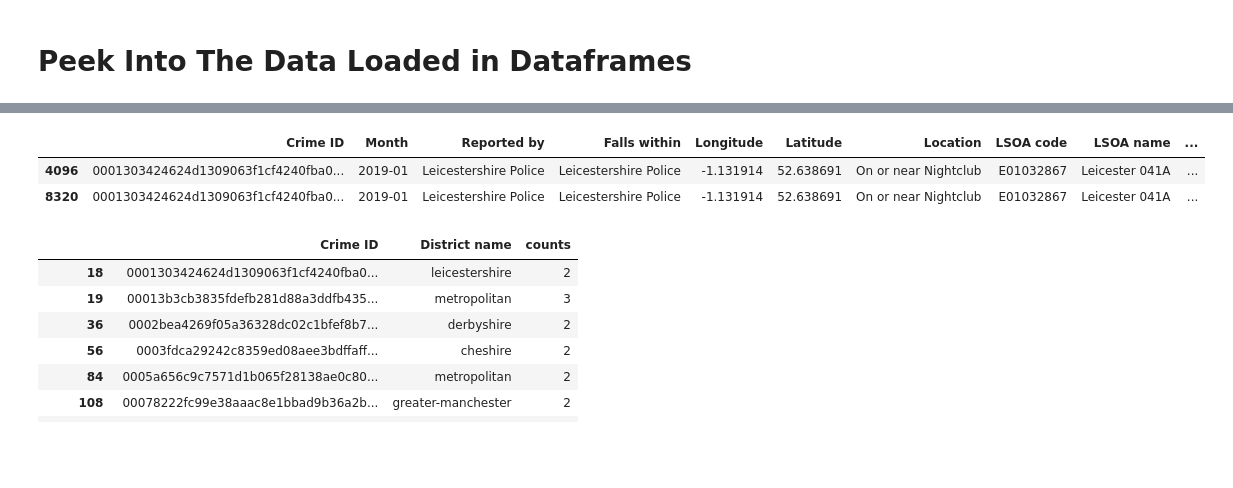
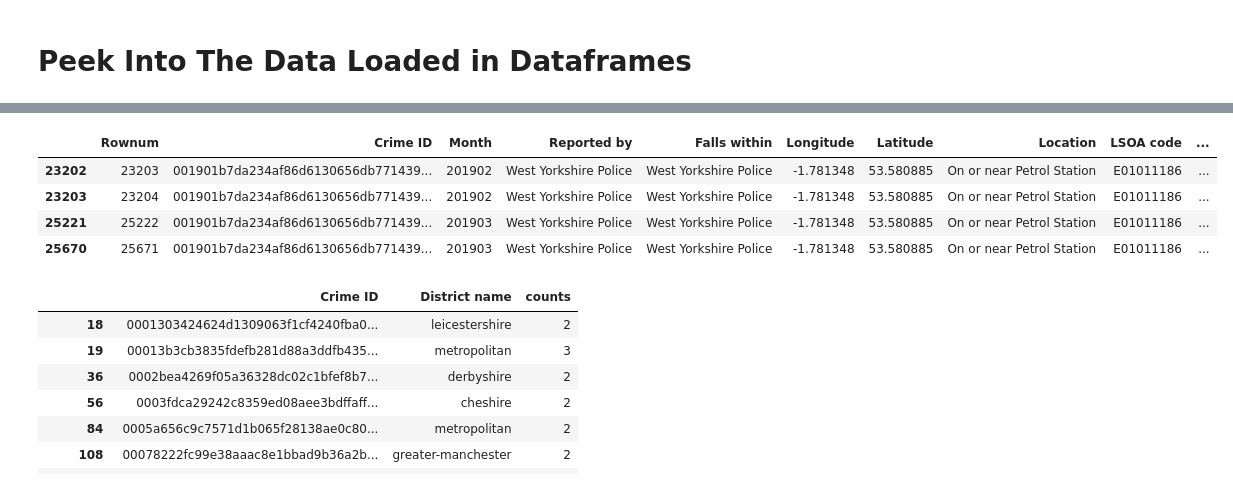
Before and after one commit to dixitm20/myworkspace, a Jupyter notebook: assignment/code-python/process_crimedata_and_load_to_es.ipynb, the cells around one changed output, grey strips where cells are left out. Saved outputs shown, nothing was run; the diff lists cells and outputs as text; code cells hidden in the pictures; blank space fills up the shorter version.

```diff
--- a/assignment/code-python/process_crimedata_and_load_to_es.ipynb
+++ b/assignment/code-python/process_crimedata_and_load_to_es.ipynb
@@ -214,0 +217,9 @@ dfOutcomes = pd.concat(map(read_csv_with_districtname_from_file, outcomefileList
+# %%
+print('street data column list before dropping extra cols: \n{}'.format(dfStreet.columns))
+print('\noutcome data column list before dropping extra cols: \n{}'.format(dfOutcomes.columns))
+
+dfStreet=dfStreet[['Rownum', 'Crime ID', 'Month', 'Longitude', 'Latitude', 'Crime type', 'Last outcome category', 'District name']]
+dfOutcomes=dfOutcomes[['Rownum', 'Crime ID', 'Month', 'Longitude', 'Latitude', 'Outcome type', 'District name']]
+
+print('\n\nstreet data column list after dropping extra cols: \n{}'.format(dfStreet.columns))
+print('\noutcome data column list after dropping extra cols: \n{}'.format(dfOutcomes.columns))
@@ -322,11 +431,13 @@ True
 
 new_df = pd.merge(dfStreet, dfOutcomes,  how='left', left_on=['Crime ID'], right_on = ['Crime ID'])
 # %%
-dfOutcomes[dfOutcomes['Crime ID'] == '0001303424624d1309063f1cf4240fba0c111371018ab017ac0d8bd3ba05e3aa']
+dfOutcomes[dfOutcomes['Crime ID'] == '001901b7da234af86d6130656db771439b46911ed6c3ea1722d92b68d320aad2']
 # %% [output]
-|  | Crime ID | Month | Reported by | Falls within | Longitude | Latitude | Location | LSOA code | LSOA name | ... |
-| 4096 | 0001303424624d1309063f1cf4240fba0... | 2019-01 | Leicestershire Police | Leicestershire Police | -1.131914 | 52.638691 | On or near Nightclub | E01032867 | Leicester 041A | ... |
-| 8320 | 0001303424624d1309063f1cf4240fba0... | 2019-01 | Leicestershire Police | Leicestershire Police | -1.131914 | 52.638691 | On or near Nightclub | E01032867 | Leicester 041A | ... |
+|  | Rownum | Crime ID | Month | Reported by | Falls within | Longitude | Latitude | Location | LSOA code | ... |
+| 23202 | 23203 | 001901b7da234af86d6130656db771439... | 201902 | West Yorkshire Police | West Yorkshire Police | -1.781348 | 53.580885 | On or near Petrol Station | E01011186 | ... |
+| 23203 | 23204 | 001901b7da234af86d6130656db771439... | 201902 | West Yorkshire Police | West Yorkshire Police | -1.781348 | 53.580885 | On or near Petrol Station | E01011186 | ... |
+| 25221 | 25222 | 001901b7da234af86d6130656db771439... | 201903 | West Yorkshire Police | West Yorkshire Police | -1.781348 | 53.580885 | On or near Petrol Station | E01011186 | ... |
+| 25670 | 25671 | 001901b7da234af86d6130656db771439... | 201903 | West Yorkshire Police | West Yorkshire Police | -1.781348 | 53.580885 | On or near Petrol Station | E01011186 | ... |
 # %%
 
 st=dfOutcomes.groupby(['Crime ID','District name']).size().reset_index(name='counts')
```
Also changed, not shown: parts of 13 cells of this notebook.
